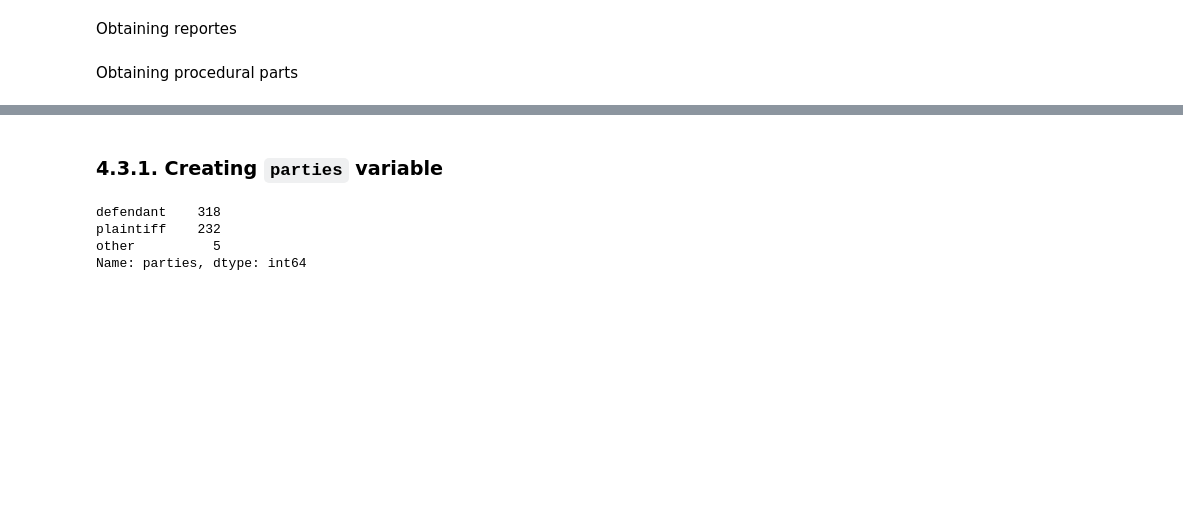
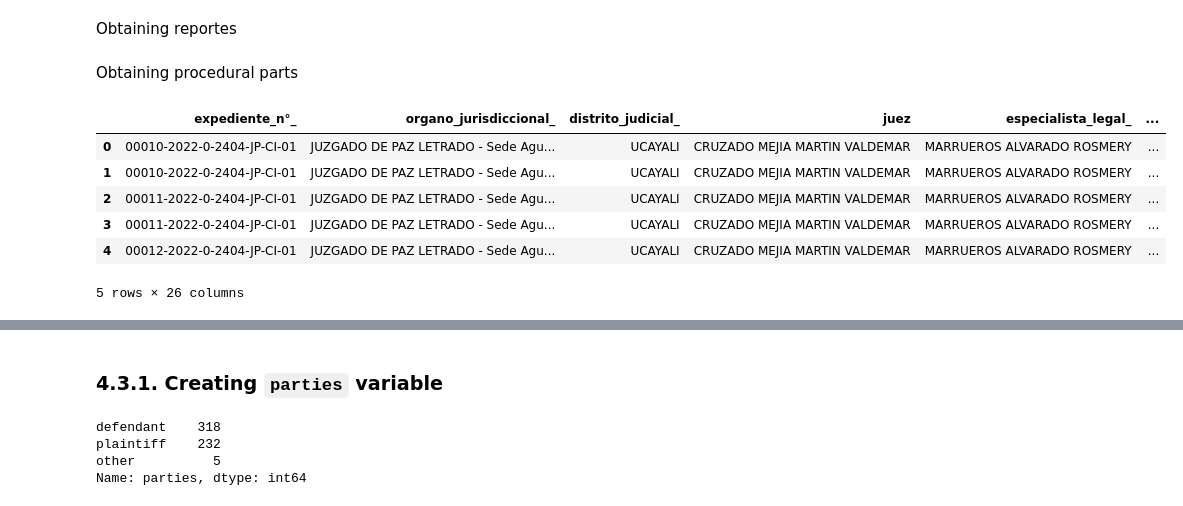
Before and after one commit to mgutierrezc/peru-amag-stats, a Jupyter notebook: case_outcomes/Case Outcomes for Amag II.ipynb, the cells around one changed output, grey strips where cells are left out. Cells and saved outputs as stored; diff of their text form; code cells hidden in the pictures; blank space fills up the shorter version.

```diff
--- a/case_outcomes/Case Outcomes for Amag II.ipynb
+++ b/case_outcomes/Case Outcomes for Amag II.ipynb
@@ -743,3 +830,13 @@ reportes_amag.to_csv(dc_interm_path + "/reportes_amag_ii_clean.csv")
 Obtaining procedural parts
 # %%
 procedural_parts_amag_ii_raw = read_pickle("procedural_parts_amag_ii_raw.pkl", dc_temp_path)
+# %%
+procedural_parts_amag_ii_raw.head()
+# %% [output]
+|  | expediente_n°_ | organo_jurisdiccional_ | distrito_judicial_ | juez | especialista_legal_ | ... |
+| 0 | 00010-2022-0-2404-JP-CI-01 | JUZGADO DE PAZ LETRADO - Sede Agu... | UCAYALI | CRUZADO MEJIA MARTIN VALDEMAR | MARRUEROS ALVARADO ROSMERY | ... |
+| 1 | 00010-2022-0-2404-JP-CI-01 | JUZGADO DE PAZ LETRADO - Sede Agu... | UCAYALI | CRUZADO MEJIA MARTIN VALDEMAR | MARRUEROS ALVARADO ROSMERY | ... |
+| 2 | 00011-2022-0-2404-JP-CI-01 | JUZGADO DE PAZ LETRADO - Sede Agu... | UCAYALI | CRUZADO MEJIA MARTIN VALDEMAR | MARRUEROS ALVARADO ROSMERY | ... |
+| 3 | 00011-2022-0-2404-JP-CI-01 | JUZGADO DE PAZ LETRADO - Sede Agu... | UCAYALI | CRUZADO MEJIA MARTIN VALDEMAR | MARRUEROS ALVARADO ROSMERY | ... |
+| 4 | 00012-2022-0-2404-JP-CI-01 | JUZGADO DE PAZ LETRADO - Sede Agu... | UCAYALI | CRUZADO MEJIA MARTIN VALDEMAR | MARRUEROS ALVARADO ROSMERY | ... |
+5 rows × 26 columns
```
Also changed, not shown: parts of 52 cells of this notebook.
